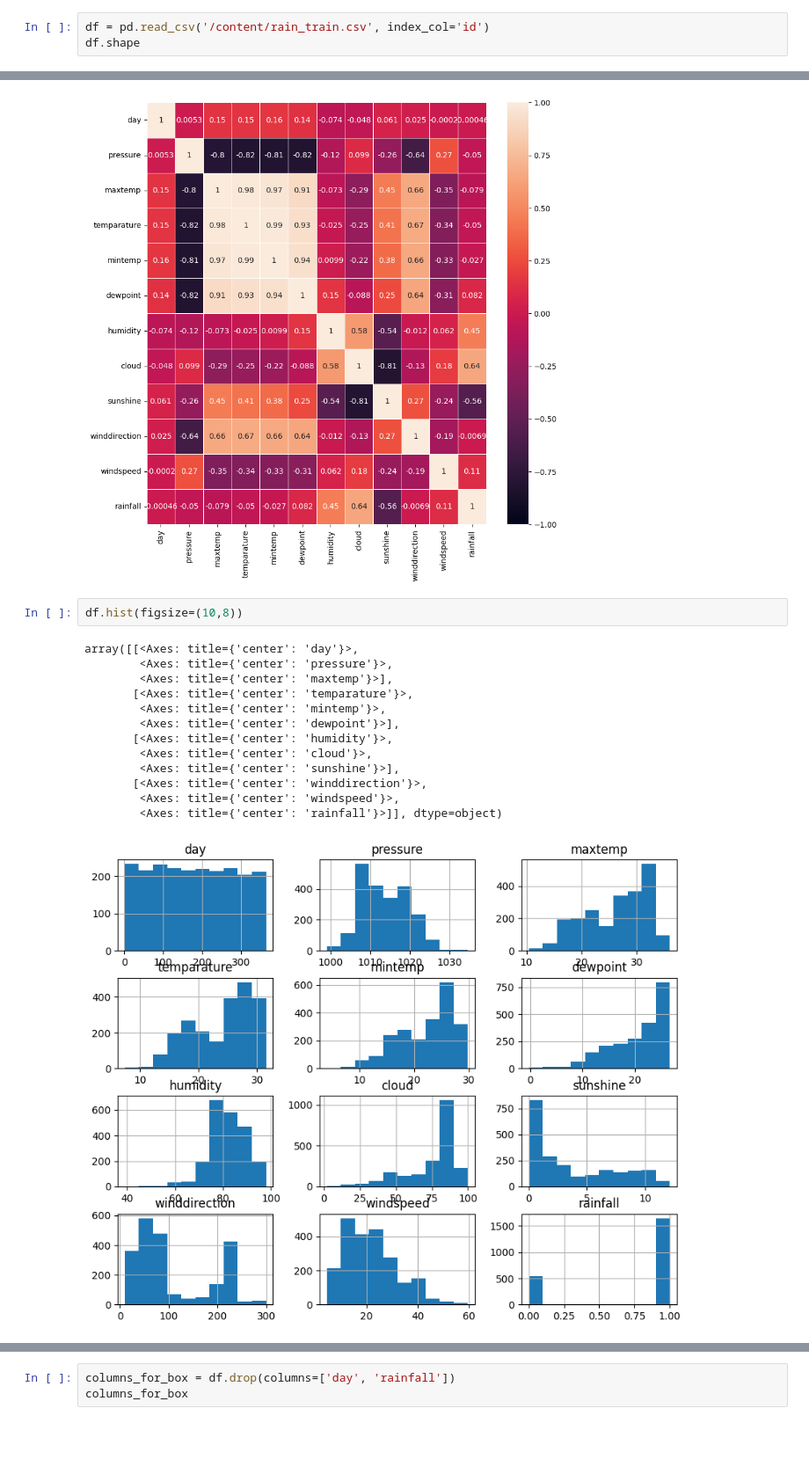
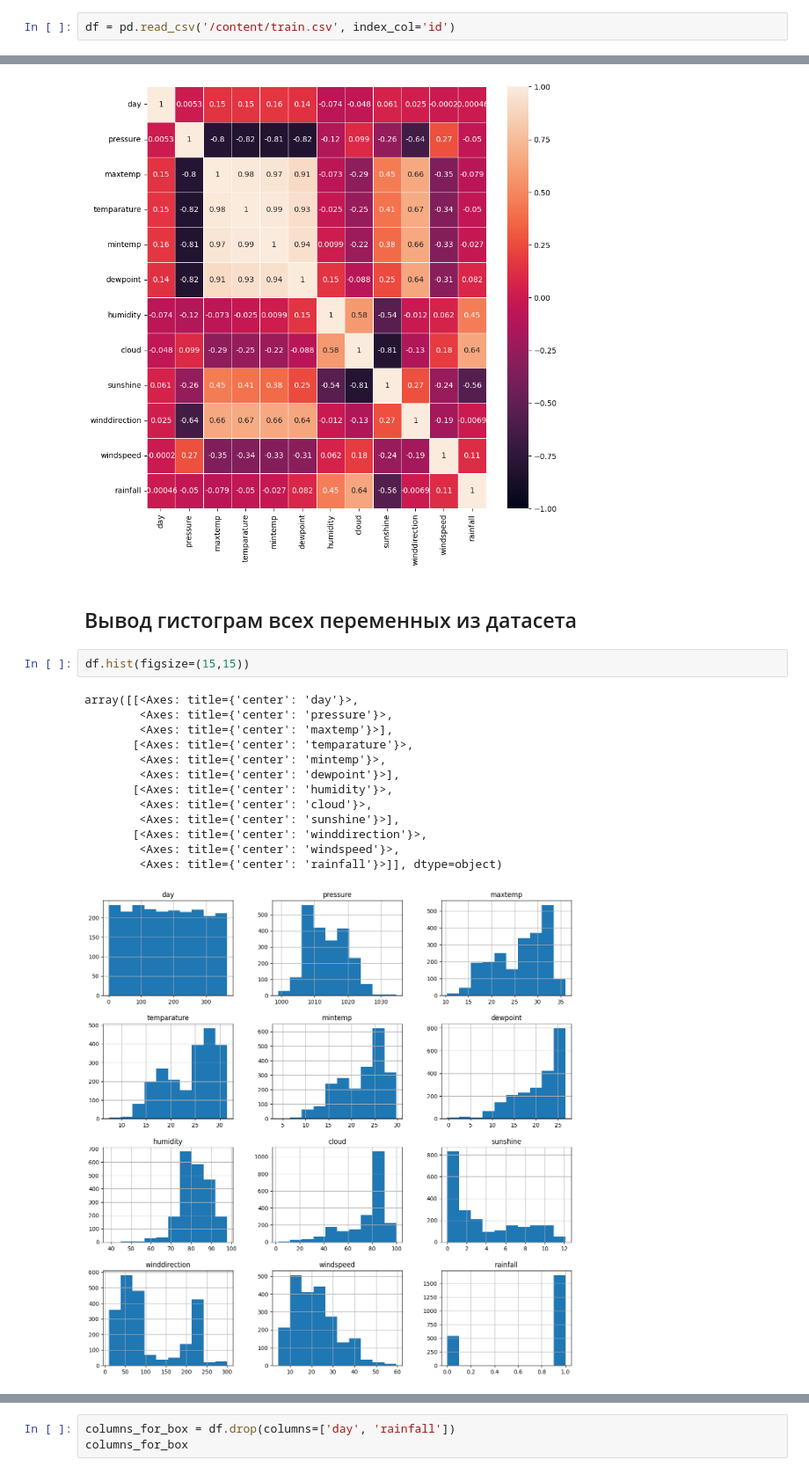
Before and after one commit to RuslanDulaev/Rainfall_prediction, a Jupyter notebook: rainfall.ipynb, the cells around one changed output, grey strips where cells are left out. Shown at 88% size. Saved outputs shown, nothing was run; the diff lists cells and outputs as text; blank space fills up the shorter version.

```diff
--- a/rainfall.ipynb
+++ b/rainfall.ipynb
@@ -7,3 +11,2 @@ import seaborn as sns
 # %%
-df = pd.read_csv('/content/rain_train.csv', index_col='id')
-df.shape
+df = pd.read_csv('/content/train.csv', index_col='id')
@@ -55,19 +66,21 @@ sns.heatmap(matrix_correlation, annot=True, vmin=-1, vmax=1, linewidths=0.5)
 # %% [output]
 <Axes: >
 [figure]
+# %% [markdown]
+## Вывод гистограм всех переменных из датасета
 # %%
-df.hist(figsize=(10,8))
+df.hist(figsize=(15,15))
 # %% [output]
 array([[<Axes: title={'center': 'day'}>,
         <Axes: title={'center': 'pressure'}>,
         <Axes: title={'center': 'maxtemp'}>],
        [<Axes: title={'center': 'temparature'}>,
         <Axes: title={'center': 'mintemp'}>,
         <Axes: title={'center': 'dewpoint'}>],
        [<Axes: title={'center': 'humidity'}>,
         <Axes: title={'center': 'cloud'}>,
         <Axes: title={'center': 'sunshine'}>],
        [<Axes: title={'center': 'winddirection'}>,
         <Axes: title={'center': 'windspeed'}>,
         <Axes: title={'center': 'rainfall'}>]], dtype=object)
-[figure, old version]
+[figure, new version]
```
Also changed, not shown: parts of 76 cells of this notebook.
